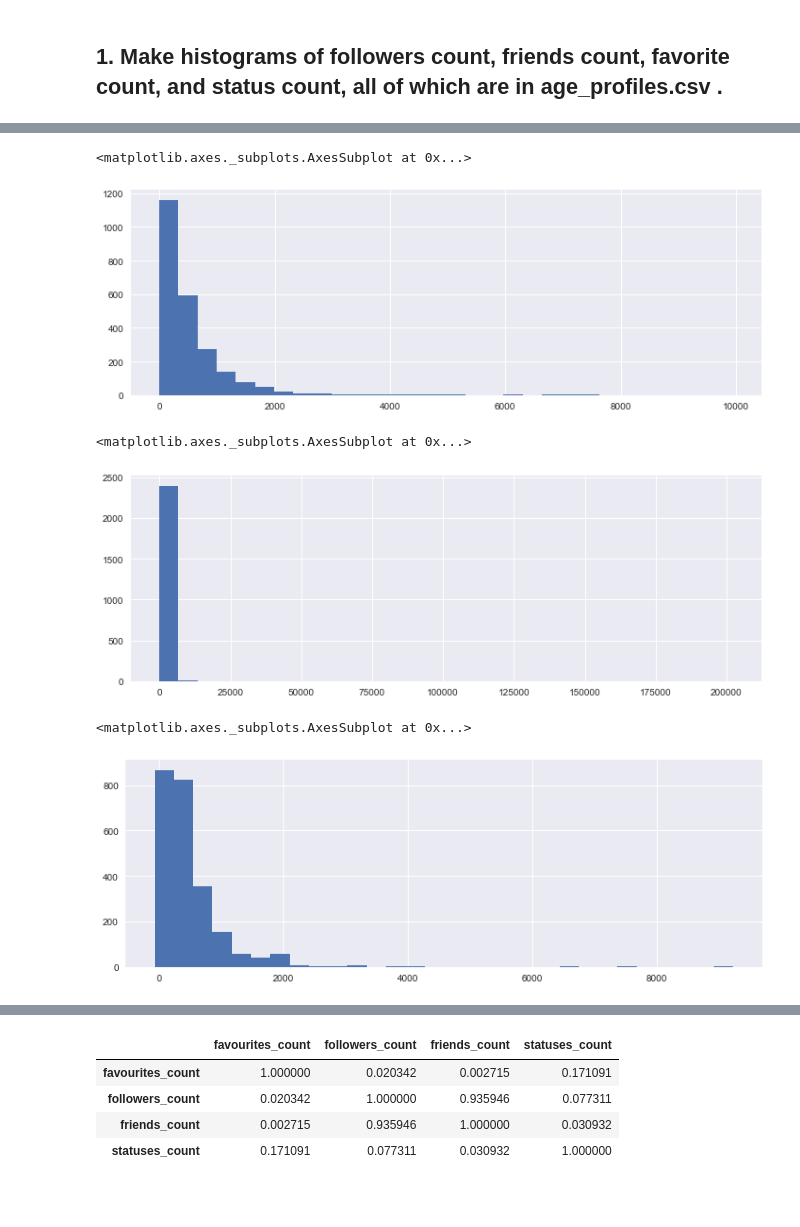
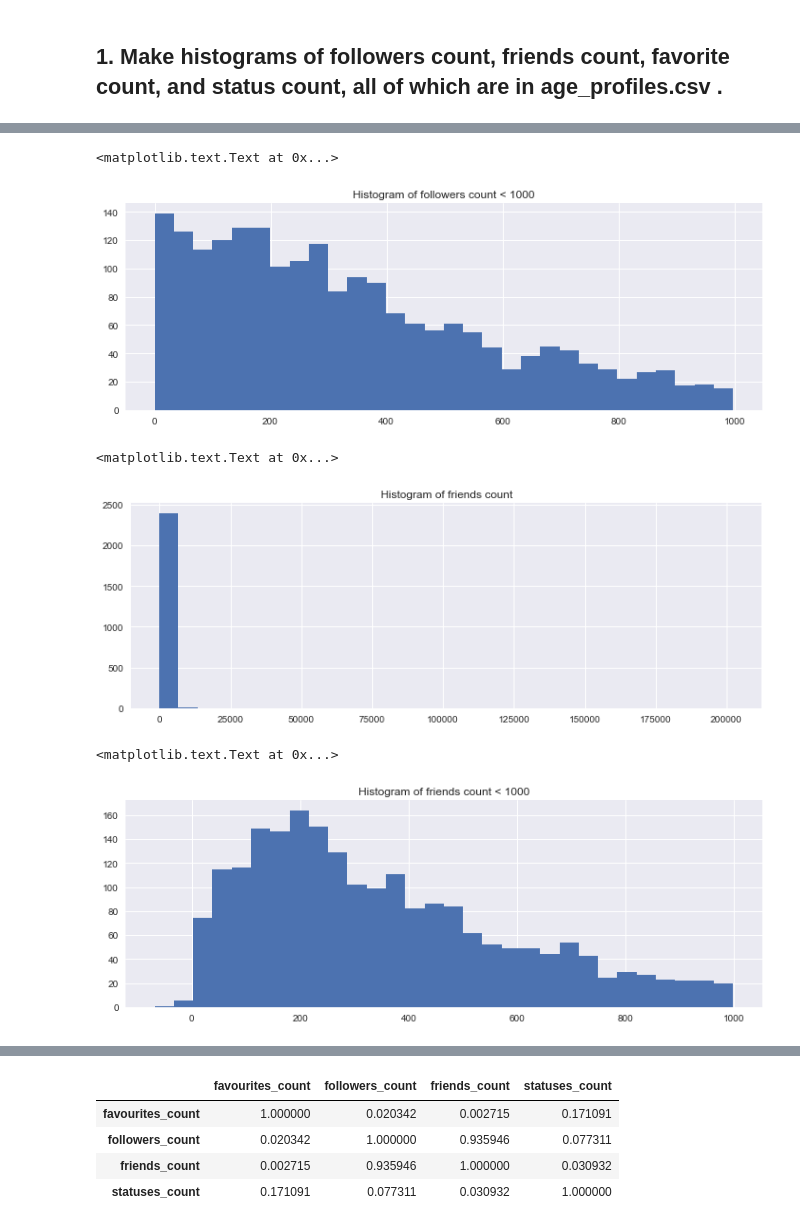
Before and after one commit to kellypeng/predict_twitter_user_age, a Jupyter notebook: EDA_BetterUp.ipynb, the cells around one changed output, grey strips where cells are left out. Saved outputs shown, nothing was run; the diff lists cells and outputs as text; code cells hidden in the pictures; blank space fills up the shorter version.

```diff
--- a/EDA_BetterUp.ipynb
+++ b/EDA_BetterUp.ipynb
@@ -77,17 +80,20 @@ age_profiles.followers_count.hist(bins=30, figsize=(12,4))
 # %%
-age_profiles[age_profiles['followers_count']<10000].followers_count.hist(bins=30, figsize=(12,4))
+age_profiles[age_profiles['followers_count']<1000].followers_count.hist(bins=30, figsize=(12,4))
+plt.title('Histogram of followers count < 1000')
 # %% [output]
-<matplotlib.axes._subplots.AxesSubplot at 0x...>
+<matplotlib.text.Text at 0x...>
-[figure, old version]
+[figure, new version]
 # %%
 age_profiles.friends_count.hist(bins=30, figsize=(12,4))
+plt.title('Histogram of friends count')
 # %% [output]
-<matplotlib.axes._subplots.AxesSubplot at 0x...>
+<matplotlib.text.Text at 0x...>
-[figure, old version]
+[figure, new version]
 # %%
-age_profiles[age_profiles['friends_count']<10000].friends_count.hist(bins=30, figsize=(12,4))
+age_profiles[age_profiles['friends_count']<1000].friends_count.hist(bins=30, figsize=(12,4))
+plt.title('Histogram of friends count < 1000')
 # %% [output]
-<matplotlib.axes._subplots.AxesSubplot at 0x...>
+<matplotlib.text.Text at 0x...>
-[figure, old version]
+[figure, new version]
 # %%
 age_profiles.statuses_count.hist(bins=30, figsize=(12,4))
```
Also changed, not shown: parts of 5 cells of this notebook, 1 other file.
